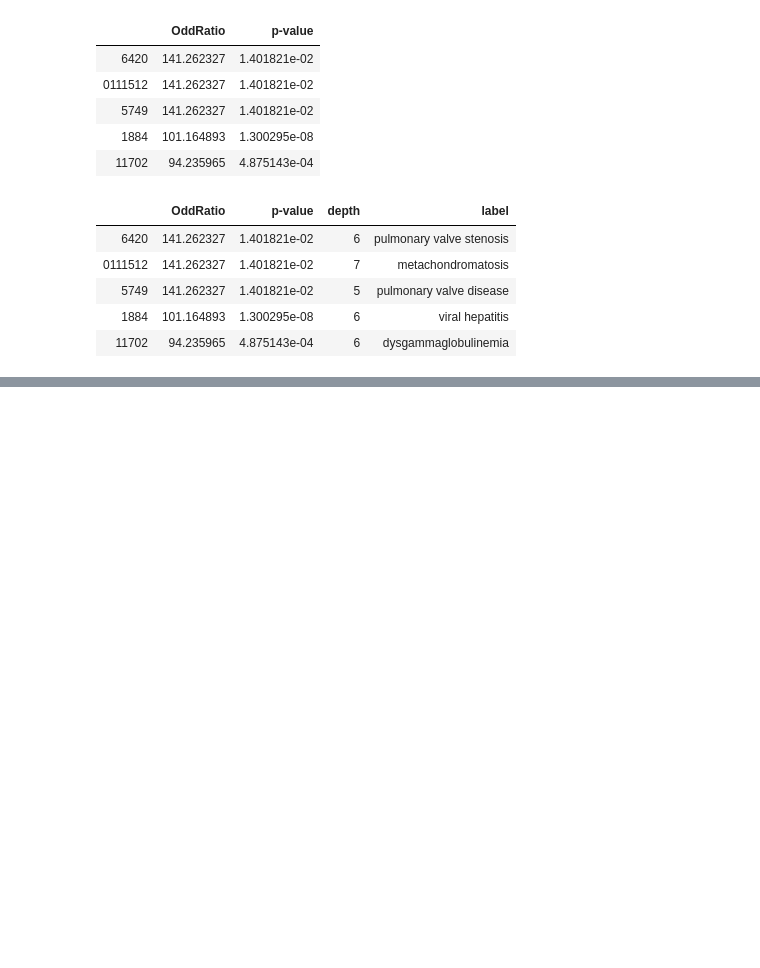
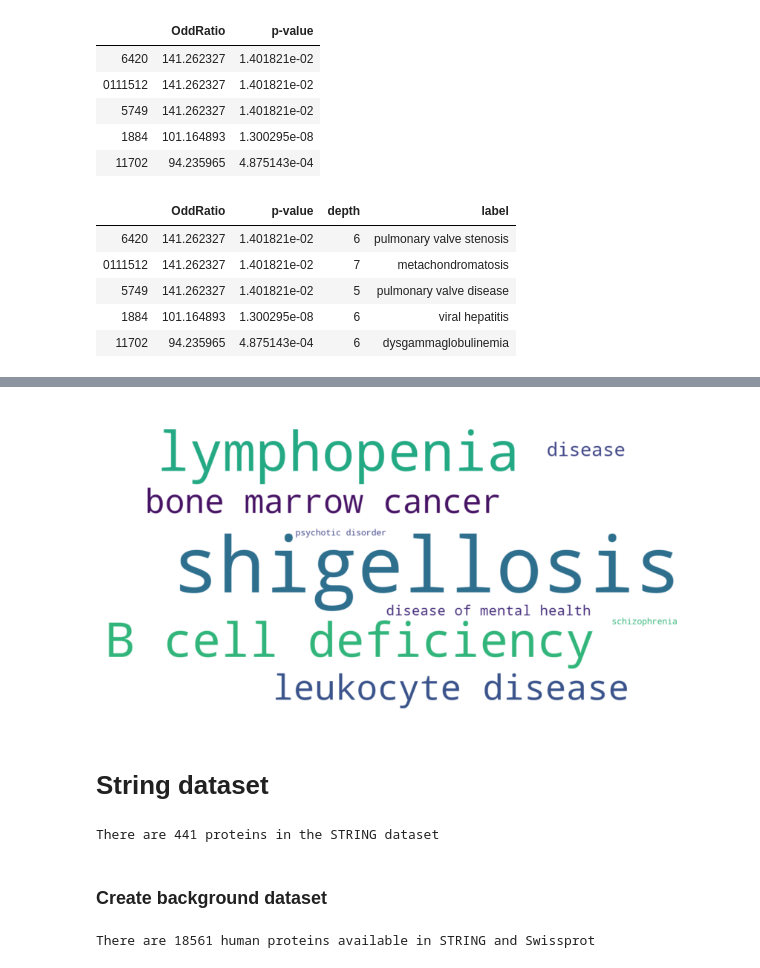
Before and after one commit to Mmiglio/BiologicalData, a Jupyter notebook: code/part2/DiseaseOntology.ipynb, the cells around one changed output, grey strips where cells are left out. Saved outputs shown, nothing was run; the diff lists cells and outputs as text; code cells hidden in the pictures; blank space fills up the shorter version.

```diff
--- a/code/part2/DiseaseOntology.ipynb
+++ b/code/part2/DiseaseOntology.ipynb
@@ -93,0 +285,10 @@ Adjusted threshold: 0.001736111111111111
+# %%
+result_fisher.sort_values(by = "OddRatio", ascending=False, inplace=True)
+# %%
+# add depth and description columns
+result = add_depth_description(
+    df = result_fisher,
+    min_depth = min_depth,
+    labels = labels
+)
+result.head()
@@ -93,0 +302,6 @@ Adjusted threshold: 0.001736111111111111
+# %%
+# Bonferroni correction
+alpha = 0.05
+m = result_fisher.shape[0]
+adjusted_threshold = alpha/m
+print("Adjusted threshold: {}".format(adjusted_threshold))
@@ -93,0 +310,4 @@ Adjusted threshold: 0.001736111111111111
+# %%
+# filter by depth and pvalue
+filter_terms = (result["depth"] <= 5) & (result["p-value"] <= adjusted_threshold)
+result[filter_terms].head()
@@ -93,0 +321,32 @@ Adjusted threshold: 0.001736111111111111
+# %%
+# Num of words to be drawn
+N = 30
+
+wc = draw_word_cloud(
+    df = result[filter_terms],
+    N = N,
+    score = 'OddRatio',
+    under_represented=False
+)
+
+# Plot
+plt.figure(figsize=(15, 15))
+plt.imshow(wc, interpolation="bilinear")
+plt.axis("off")
+plt.show()
+# %% [output]
+[figure, added]
+# %% [markdown]
+<a id="string"></a>
+
+
+# String dataset
+# %%
+# read the STRING dataset (proteins of the original dataset + all direct STRING interactors)
+with open("../../datasets/string.txt") as f:
+    dataset = f.read().splitlines()
+print("There are {} proteins in the STRING dataset".format(len(dataset)))
+# %% [output]
+There are 441 proteins in the STRING dataset
+# %% [markdown]
+### Create background dataset
@@ -93,0 +361,5 @@ Adjusted threshold: 0.001736111111111111
+# %%
+bg_dataset = r.text.strip().split("\n")
+print("There are {} human proteins available in STRING and Swissprot".format(len(bg_dataset)))
+# %% [output]
+There are 18561 human proteins available in STRING and Swissprot
```
Also changed, not shown: parts of 39 cells of this notebook, 2 other files.
